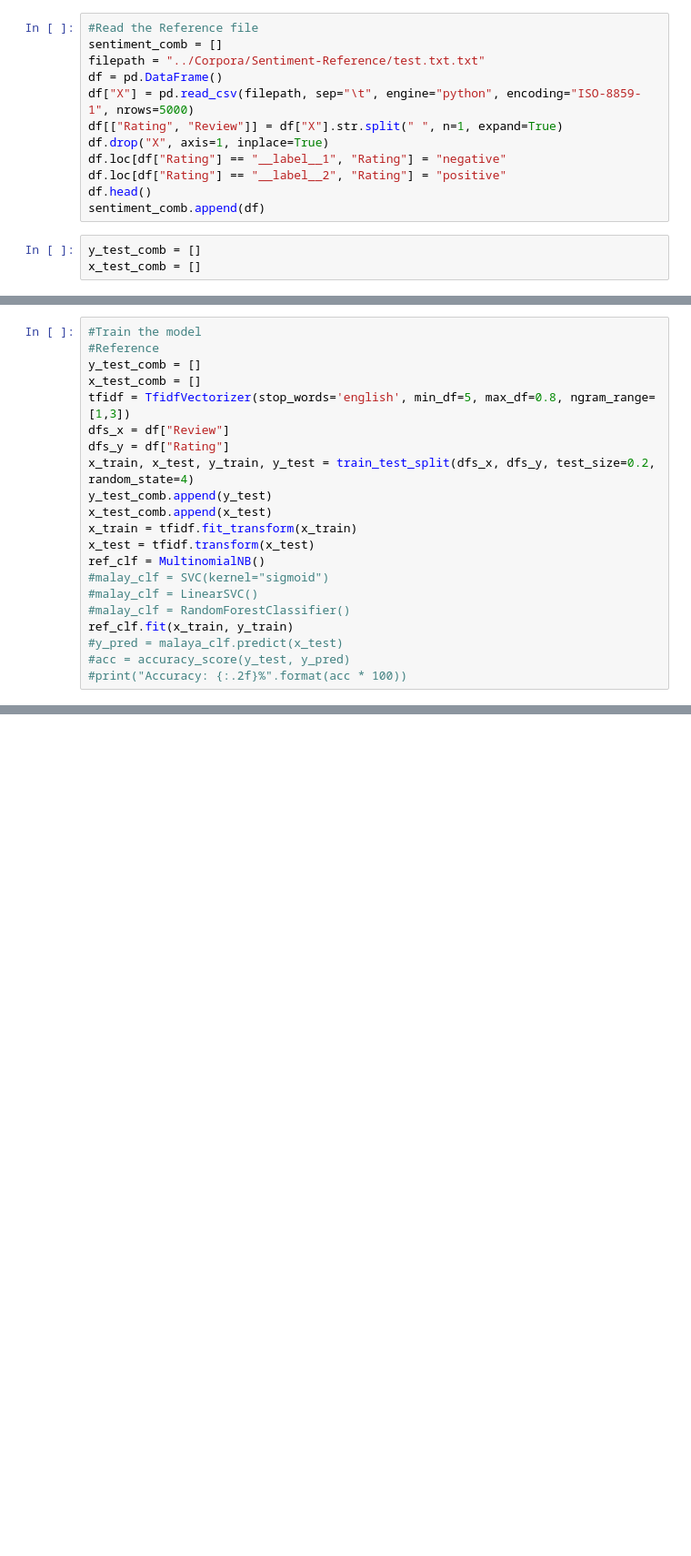
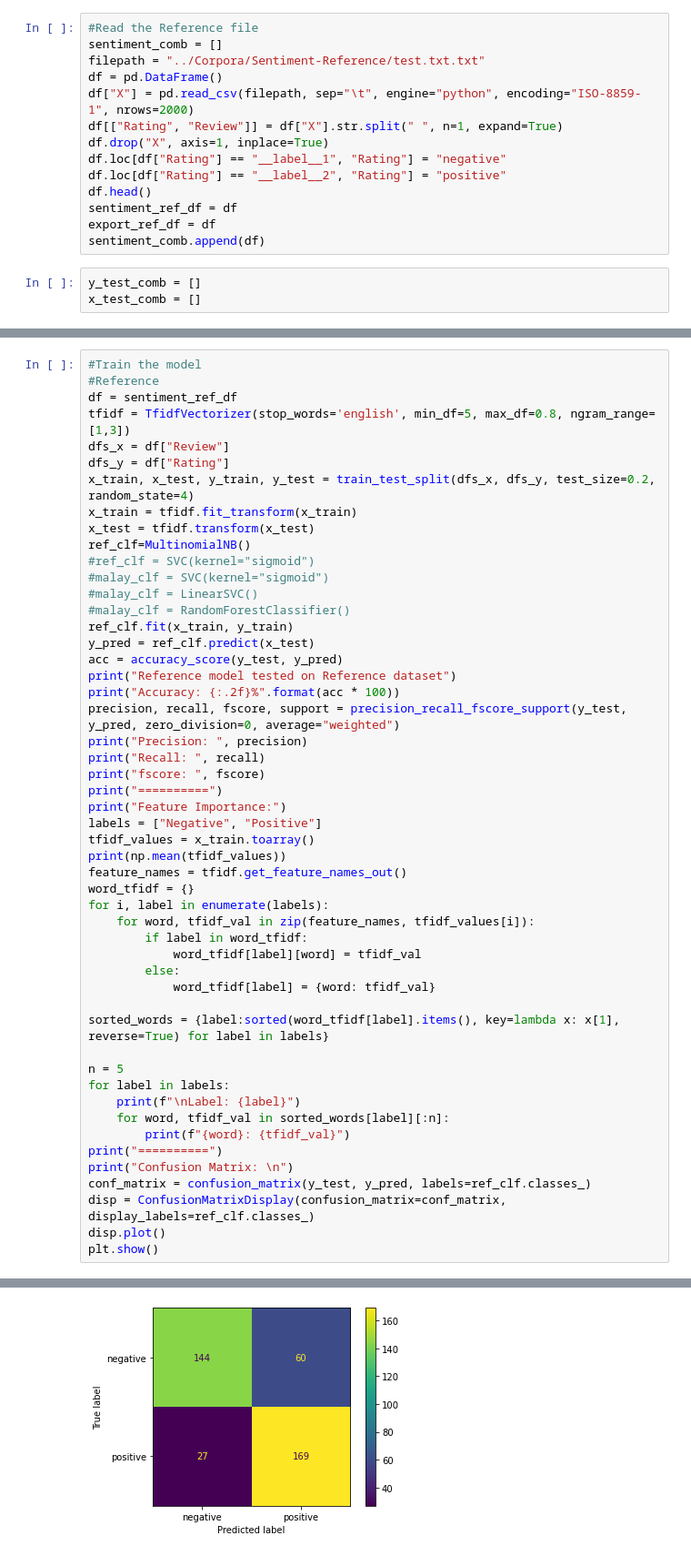
Before and after one commit to IwanRoberts00/NLPProject, a Jupyter notebook: Code/main.ipynb, the cells around one changed output, grey strips where cells are left out. Shown at 91% size. Drawn from its saved outputs; the diff is of its cells as text; blank space fills up the shorter version.

```diff
--- a/Code/main.ipynb
+++ b/Code/main.ipynb
@@ -126,12 +128,14 @@ Head:
 sentiment_comb = []
 filepath = "../Corpora/Sentiment-Reference/test.txt.txt"
 df = pd.DataFrame()
-df["X"] = pd.read_csv(filepath, sep="\t", engine="python", encoding="ISO-8859-1", nrows=5000)
+df["X"] = pd.read_csv(filepath, sep="\t", engine="python", encoding="ISO-8859-1", nrows=2000)
 df[["Rating", "Review"]] = df["X"].str.split(" ", n=1, expand=True)
 df.drop("X", axis=1, inplace=True)
 df.loc[df["Rating"] == "__label__1", "Rating"] = "negative"
 df.loc[df["Rating"] == "__label__2", "Rating"] = "positive"
 df.head()
+sentiment_ref_df = df
+export_ref_df = df
 sentiment_comb.append(df)
 # %%
 y_test_comb = []
@@ -184,22 +258,52 @@ MultinomialNB()
 # %%
 #Train the model
 #Reference
-y_test_comb = []
-x_test_comb = []
+df = sentiment_ref_df
 tfidf = TfidfVectorizer(stop_words='english', min_df=5, max_df=0.8, ngram_range=[1,3])
 dfs_x = df["Review"]
 dfs_y = df["Rating"]
 x_train, x_test, y_train, y_test = train_test_split(dfs_x, dfs_y, test_size=0.2, random_state=4)
-y_test_comb.append(y_test)
-x_test_comb.append(x_test)
 x_train = tfidf.fit_transform(x_train)
 x_test = tfidf.transform(x_test)
-ref_clf = MultinomialNB()
+ref_clf=MultinomialNB()
+#ref_clf = SVC(kernel="sigmoid")
 #malay_clf = SVC(kernel="sigmoid")
 #malay_clf = LinearSVC()
 #malay_clf = RandomForestClassifier()
 ref_clf.fit(x_train, y_train)
-#y_pred = malaya_clf.predict(x_test)
-#acc = accuracy_score(y_test, y_pred)
-#print("Accuracy: {:.2f}%".format(acc * 100))
+y_pred = ref_clf.predict(x_test)
+acc = accuracy_score(y_test, y_pred)
+print("Reference model tested on Reference dataset")
+print("Accuracy: {:.2f}%".format(acc * 100))
+precision, recall, fscore, support = precision_recall_fscore_support(y_test, y_pred, zero_division=0, average="weighted")
+print("Precision: ", precision)
+print("Recall: ", recall)
+print("fscore: ", fscore)
+print("==========")
+print("Feature Importance:")
+labels = ["Negative", "Positive"]
+tfidf_values = x_train.toarray()
+print(np.mean(tfidf_values))
+feature_names = tfidf.get_feature_names_out()
+word_tfidf = {}
+for i, label in enumerate(labels):
+    for word, tfidf_val in zip(feature_names, tfidf_values[i]):
+        if label in word_tfidf:
+            word_tfidf[label][word] = tfidf_val
+        else:
+            word_tfidf[label] = {word: tfidf_val}
+
+sorted_words = {label:sorted(word_tfidf[label].items(), key=lambda x: x[1], reverse=True) for label in labels}
+
+n = 5
+for label in labels:
+    print(f"\nLabel: {label}")
+    for word, tfidf_val in sorted_words[label][:n]:
+        print(f"{word}: {tfidf_val}")
+print("==========")
+print("Confusion Matrix: \n")
+conf_matrix = confusion_matrix(y_test, y_pred, labels=ref_clf.classes_)
+disp = ConfusionMatrixDisplay(confusion_matrix=conf_matrix, display_labels=ref_clf.classes_)
+disp.plot()
+plt.show()
 # %% [output]
@@ -206,0 +327 @@ MultinomialNB()
+[figure, added]
```
Also changed, not shown: parts of 17 cells of this notebook, 1 other file.
